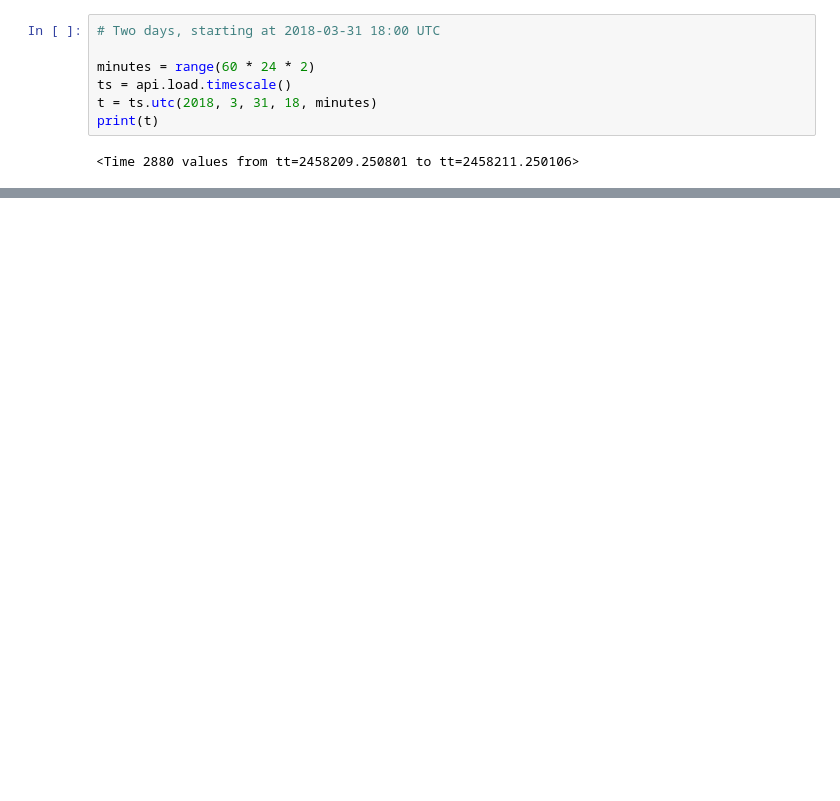
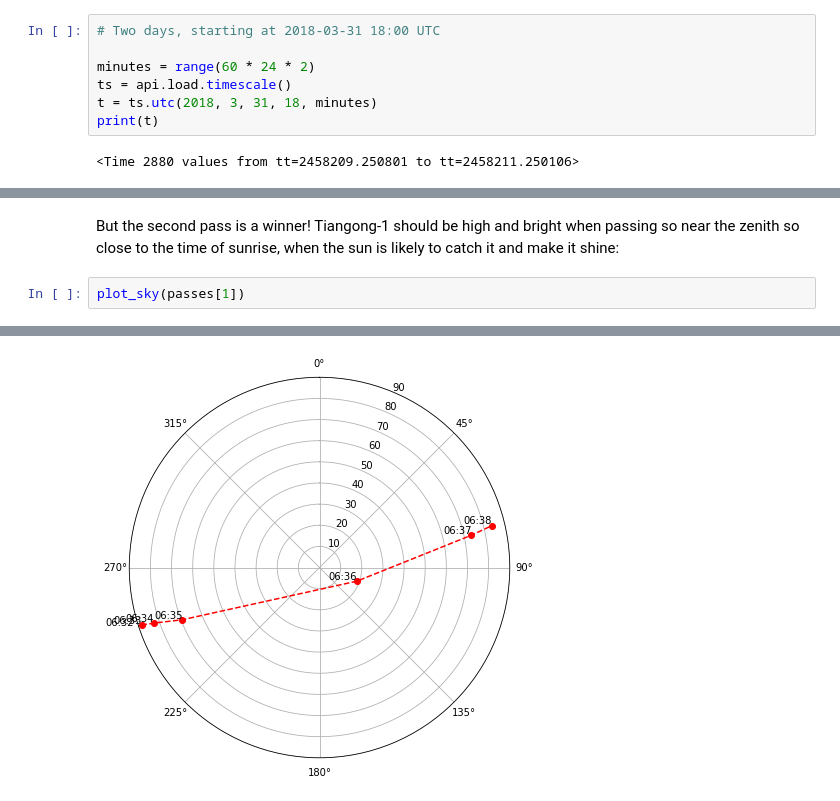
Before and after one commit to brandon-rhodes/blog, a Jupyter notebook: texts/brandon/2018/tiangong.ipynb, the cells around one changed output, grey strips where cells are left out. Drawn from its saved outputs; the diff is of its cells as text; blank space fills up the shorter version.

Commit message:
Published version of blog post on Tiangong-1

```diff
--- a/texts/brandon/2018/tiangong.ipynb
+++ b/texts/brandon/2018/tiangong.ipynb
@@ -89,0 +205,9 @@ Rises: 2018-04-01 06:40:00-04:00
+# %% [markdown]
+But the second pass is a winner!
+Tiangong-1 should be high and bright
+when passing so near the zenith
+so close to the time of sunrise,
+when the sun is likely to catch it and make it shine:
+# %%
+plot_sky(passes[1])
+# %% [output]
@@ -89,0 +216 @@ Rises: 2018-04-01 06:40:00-04:00
+[figure, added]
```
Also changed, not shown: parts of 27 cells of this notebook, 1 other file.
